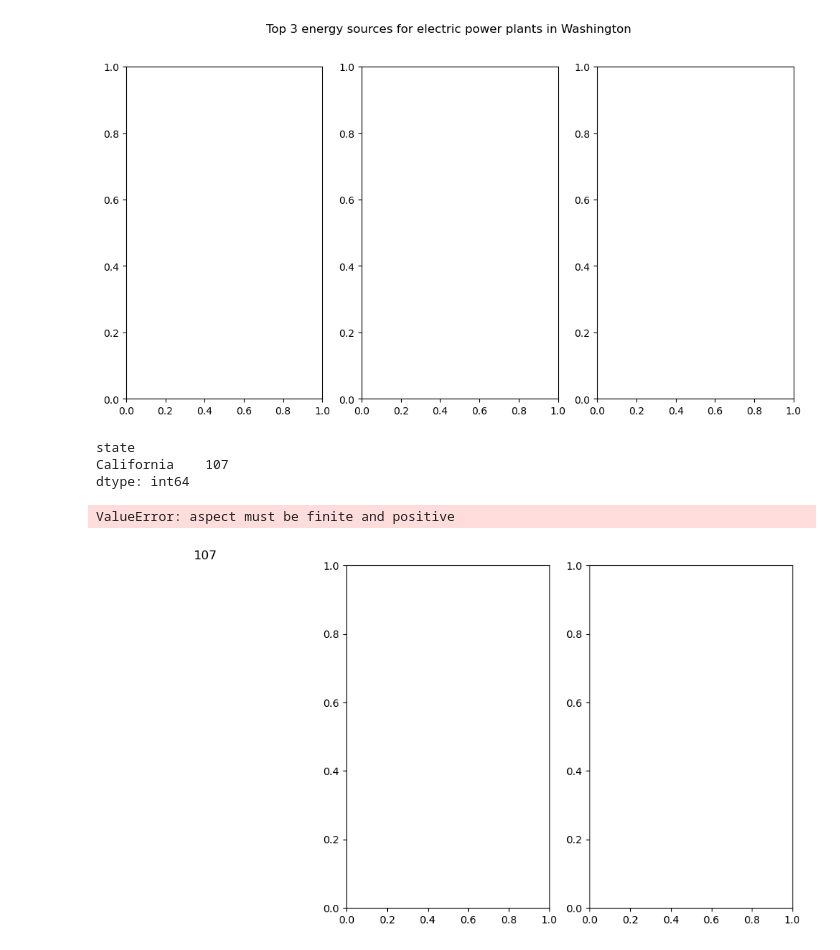
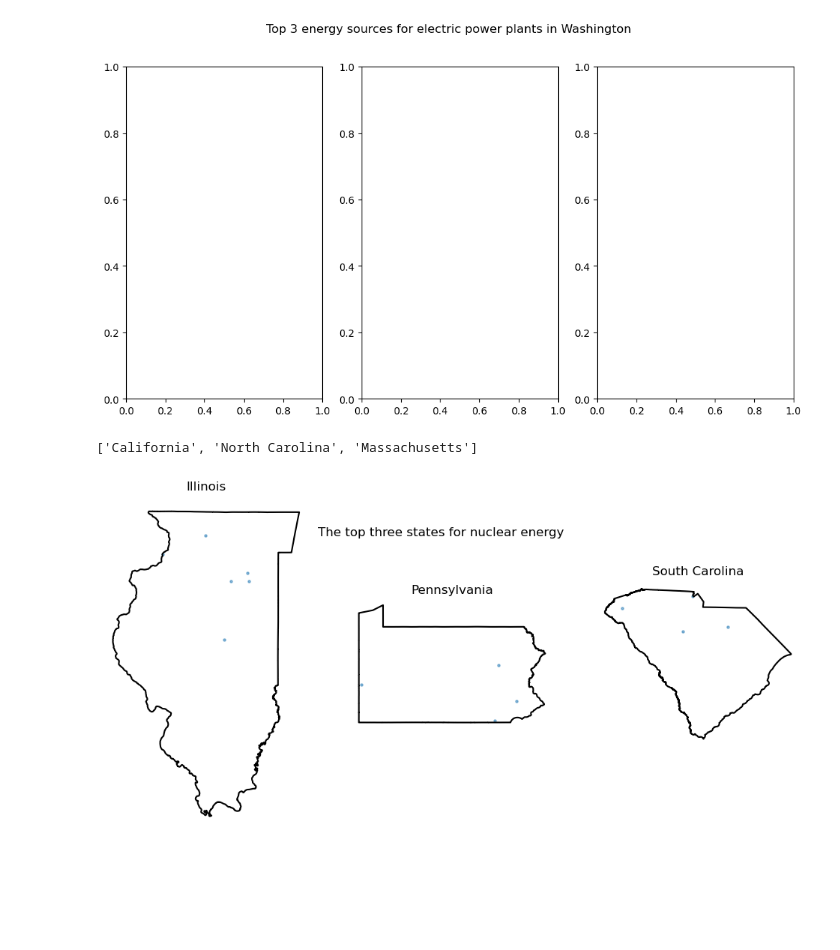
Before and after one commit to petervitale910/eds220-2025-in-class, a Jupyter notebook: week6-functions-STUDENTS.ipynb, the cells around one changed output. Cells and saved outputs as stored; diff of their text form; code cells hidden in the pictures; blank space fills up the shorter version.

```diff
--- a/week6-functions-STUDENTS.ipynb
+++ b/week6-functions-STUDENTS.ipynb
@@ -253,42 +252,42 @@ state_top_plot('Washington', power_plants, states)
 # %%
 def top_source_states(source, power_plants):
     top_states = power_plants[power_plants['primsource']== source]
-    top_3 = top_states.groupby('state').size().sort_values()
+    top_3 = top_states.groupby('state').size().sort_values(ascending = False).head(3).index.to_list()
     return top_3
-# %%
-top_source_states('wind', power_plants)
-# %% [output]
-state
-California    107
-dtype: int64
+# %%
+top_source_states('solar', power_plants)
+# %% [output]
+['California', 'North Carolina', 'Massachusetts']
 # %%
 # Excercise 2
 
 
+def top_3_states(source):
+   # Top 3 power sources were previously given
+   top_states = top_source_states(source, power_plants)
 
-# Top 3 power sources were previously given
-top_states = top_source_states('wind', power_plants)
+   only_source = power_plants[power_plants['primsource'] == source]
 
-# Create subplots for each top source in a single figure
-fig, ax = plt.subplots(figsize=(12,6), nrows=1, ncols=3)
-for axis, state in zip(ax, top_states):   # Iterate over subplots and top sources
+   # Create subplots for each top source in a single figure
+   fig, ax = plt.subplots(figsize=(12,6), nrows=1, ncols=3)
+   for axis, state in zip(ax, top_states):   # Iterate over subplots and top sources
 
- # Select power plants and boundary
-    power_plants = power_plants[power_plants['state'] == state]
-    boundary = states[states['name'] == state]
+   # Select power plants and boundary
+      power_b_state = only_source[only_source['state'] == state]
+      subset_boundary = states[states['name'] == state]
 
-    axis.set_title(state)
-    axis.axis('off')
+      axis.set_title(state)
+      axis.axis('off')
 
-    boundary.boundary.plot(ax=axis)
+      subset_boundary.boundary.plot(ax=axis, edgecolor = 'black')
 
-    # Subset power plants by state and plot
-    source_subset = power_plants[power_plants['state'] == state]
-    source_subset.plot(ax=axis,
-                    markersize=5,
-                    alpha=0.5)
+      # Subset power plants by state and plot
+
+      power_b_state.plot(ax=axis,
+                     markersize=5,
+                     alpha=0.5)
+   fig.suptitle(f'The top three states for {source} energy', y = .8)
-# %% [output]
-ValueError: aspect must be finite and positive
-[figure, removed]
 # %%
-top_states
+top_3_states('nuclear')
+# %% [output]
+[figure, added]
```
Also changed, not shown: parts of 1 cell of this notebook.
